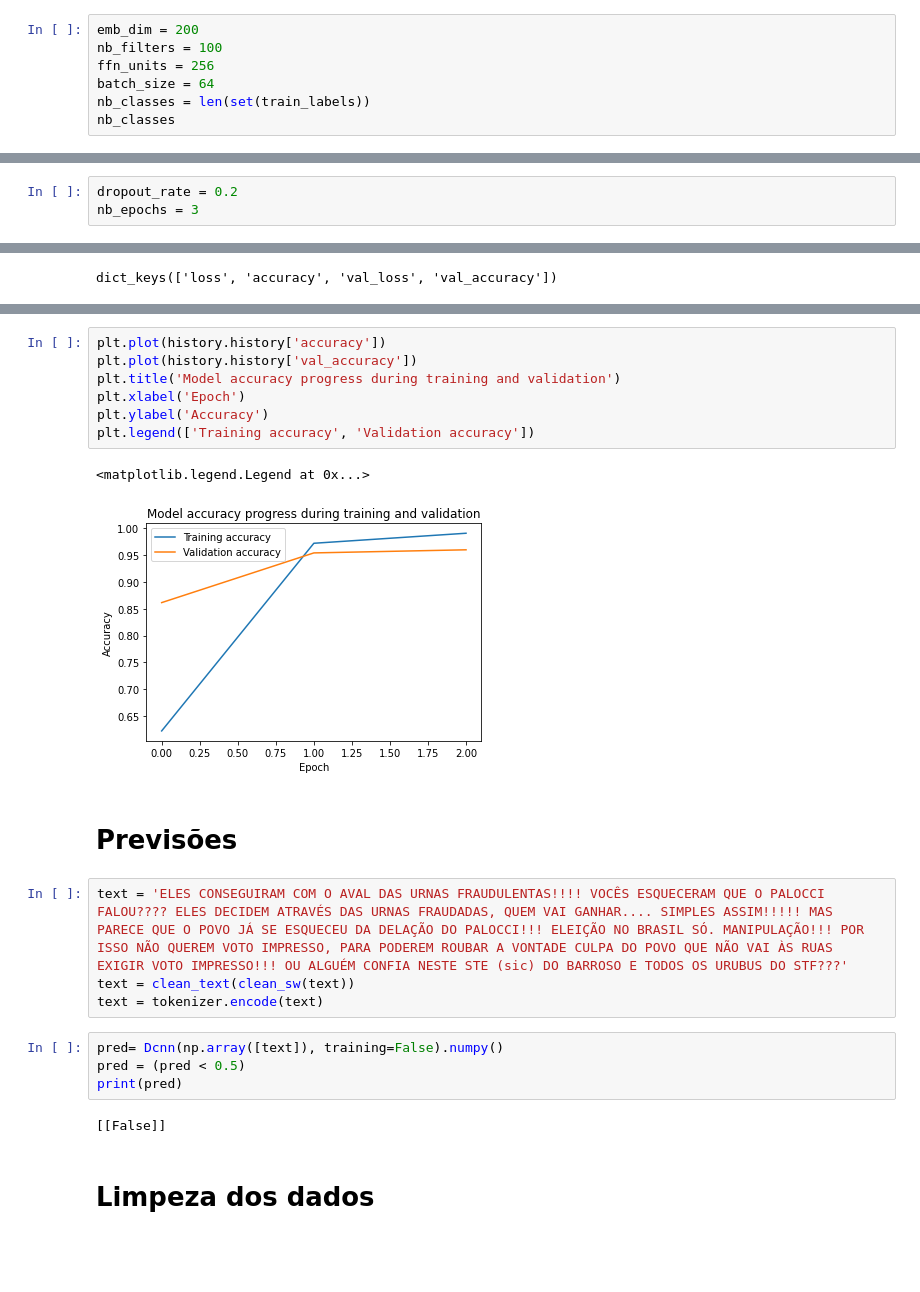
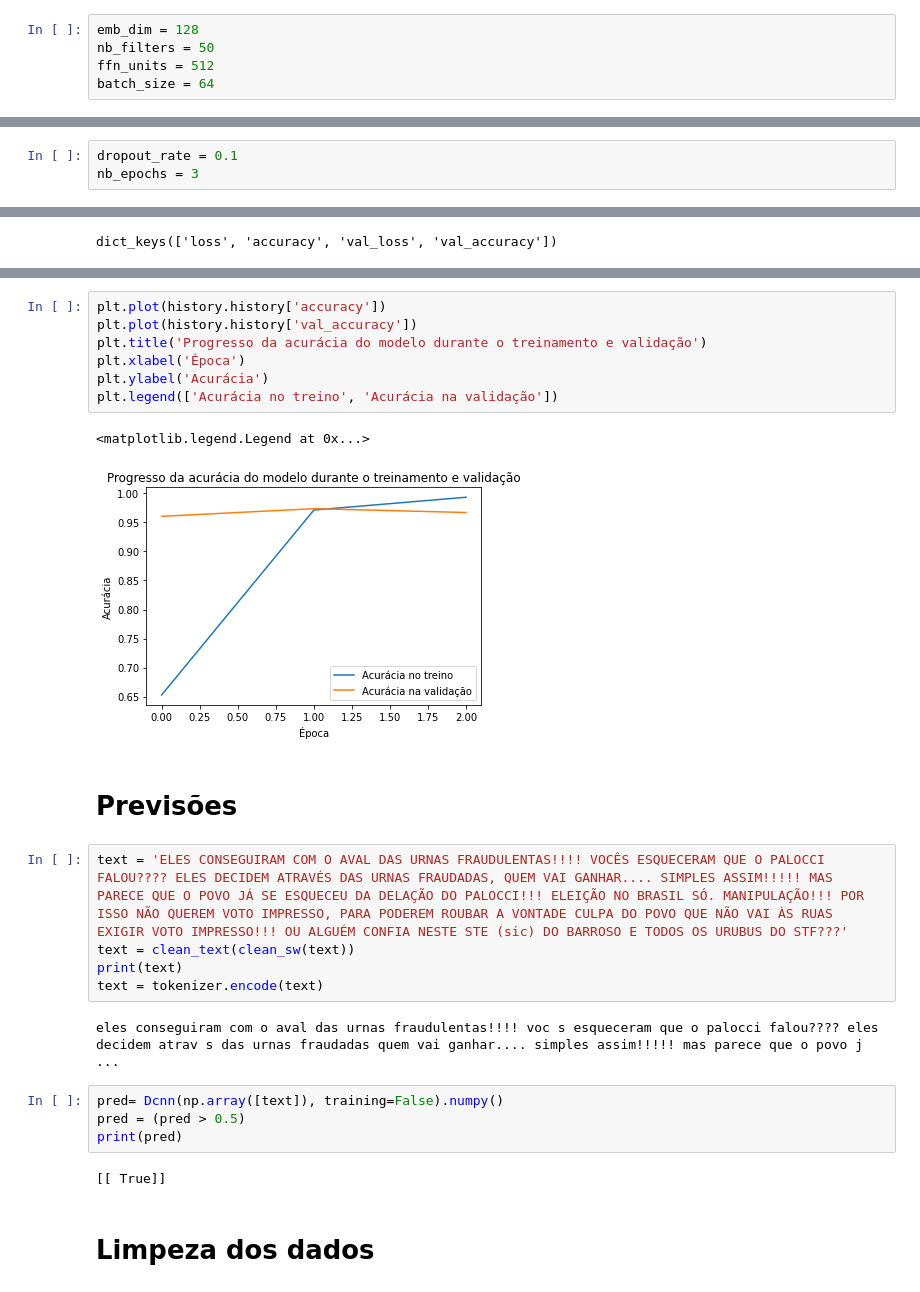
Before and after one commit to pabloalima81/tcc1, a Jupyter notebook: cfn.ipynb, the cells around one changed output, grey strips where cells are left out. Cells and saved outputs as stored; diff of their text form; blank space fills up the shorter version.

```diff
--- a/cfn.ipynb
+++ b/cfn.ipynb
@@ -274,14 +285,12 @@ vocab_size
 # %%
-emb_dim = 200
-nb_filters = 100
-ffn_units = 256
+emb_dim = 128
+nb_filters = 50
+ffn_units = 512
 batch_size = 64
-nb_classes = len(set(train_labels))
-nb_classes
 # %% [output]
 2
 # %%
-dropout_rate = 0.2
+dropout_rate = 0.1
 nb_epochs = 3
 # %% [markdown]
 ## Treino
@@ -427,25 +436,28 @@ plt.legend(['Training loss', 'Validation loss'])
 # %%
 plt.plot(history.history['accuracy'])
 plt.plot(history.history['val_accuracy'])
-plt.title('Model accuracy progress during training and validation')
-plt.xlabel('Epoch')
-plt.ylabel('Accuracy')
-plt.legend(['Training accuracy', 'Validation accuracy'])
+plt.title('Progresso da acurácia do modelo durante o treinamento e validação')
+plt.xlabel('Época')
+plt.ylabel('Acurácia')
+plt.legend(['Acurácia no treino', 'Acurácia na validação'])
 # %% [output]
 <matplotlib.legend.Legend at 0x...>
-[figure, old version]
+[figure, new version]
 # %% [markdown]
 # Previsões
 # %%
 text = 'ELES CONSEGUIRAM COM O AVAL DAS URNAS FRAUDULENTAS!!!! VOCÊS ESQUECERAM QUE O PALOCCI FALOU???? ELES DECIDEM ATRAVÉS DAS URNAS FRAUDADAS, QUEM VAI GANHAR.... SIMPLES ASSIM!!!!! MAS PARECE QUE O POVO JÁ SE ESQUECEU DA DELAÇÃO DO PALOCCI!!! ELEIÇÃO NO BRASIL SÓ. MANIPULAÇÃO!!! POR ISSO NÃO QUEREM VOTO IMPRESSO, PARA PODEREM ROUBAR A VONTADE CULPA DO POVO QUE NÃO VAI ÀS RUAS EXIGIR VOTO IMPRESSO!!! OU ALGUÉM CONFIA NESTE STE (sic) DO BARROSO E TODOS OS URUBUS DO STF???'
 text = clean_text(clean_sw(text))
+print(text)
 text = tokenizer.encode(text)
+# %% [output]
+eles conseguiram com o aval das urnas fraudulentas!!!! voc s esqueceram que o palocci falou???? eles decidem atrav s das urnas fraudadas quem vai ganhar.... simples assim!!!!! mas parece que o povo j  ...
 # %%
 pred= Dcnn(np.array([text]), training=False).numpy()
-pred = (pred < 0.5)
+pred = (pred > 0.5)
 print(pred)
 # %% [output]
-[[False]]
+[[ True]]
 # %% [markdown]
 # Limpeza dos dados
 # %% [markdown]
```
Also changed, not shown: parts of 12 cells of this notebook.
